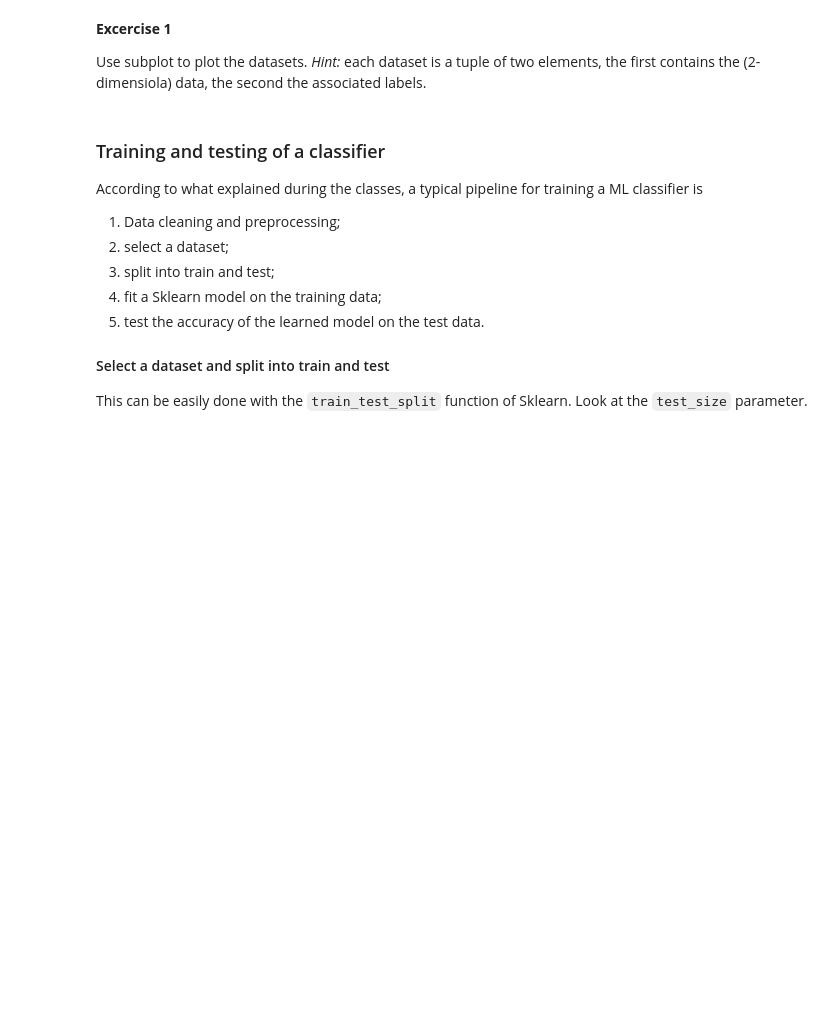
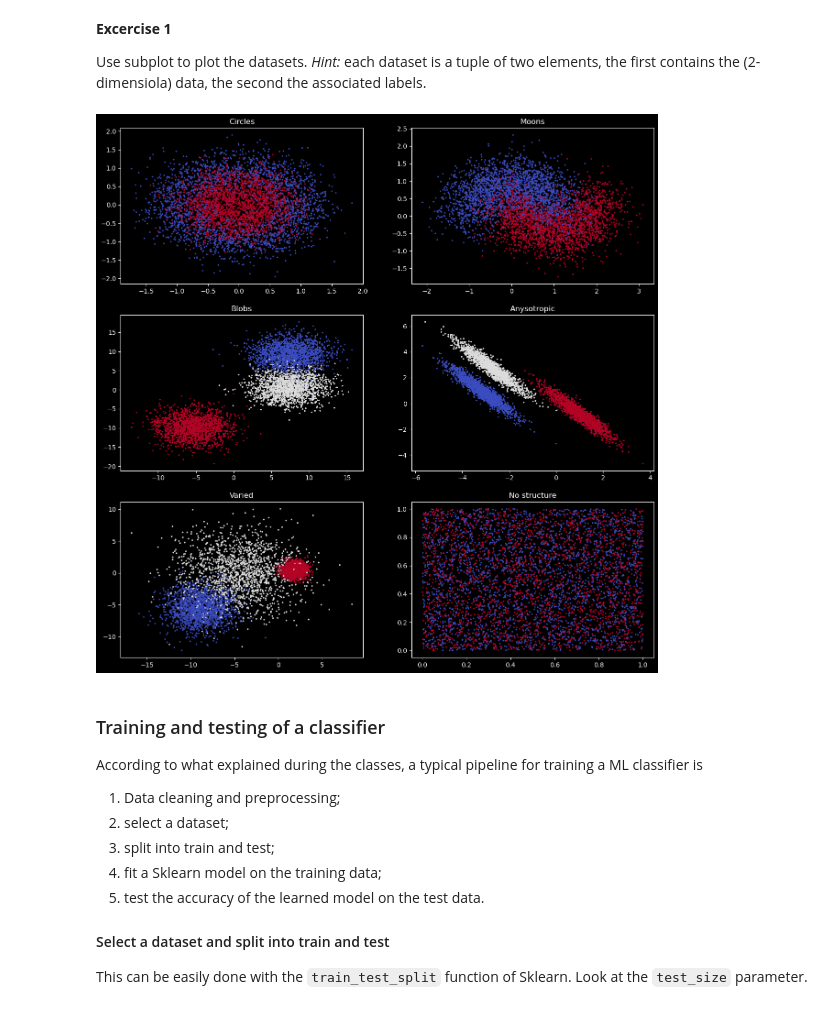
Before and after one commit to massmola/ml-in-practice, a Jupyter notebook: lab-3/Lab3.ipynb, the cells around one changed output. Saved outputs shown, nothing was run; the diff lists cells and outputs as text; code cells hidden in the pictures; blank space fills up the shorter version.

```diff
--- a/lab-3/Lab3.ipynb
+++ b/lab-3/Lab3.ipynb
@@ -157,7 +157,26 @@ dataset_titles = {0: "Circles", 1: "Moons", 2: "Blobs", 3: "Anysotropic", 4: "Va
 
 Use subplot to plot the datasets. *Hint:* each dataset is a tuple of two elements, the first contains the (2-dimensiola) data, the second the associated labels.
 # %%
-### Your code here
+# Create a figure with 3 rows and 2 columns of subplots, with a total size of 15x15 inches
+fig, axes = plt.subplots(3, 2, figsize=(15, 15))
+
+# Flatten the 2D array of axes into a 1D array for easier iteration
+axes = axes.ravel()
+
+# Iterate over each dataset and its corresponding title
+for i, (dataset, title) in enumerate(zip(dataset_list, dataset_titles.values())):
+    X, y = dataset  # Unpack the dataset into features (X) and labels (y)
+    ax = axes[i]  # Select the corresponding subplot axis
+    ax.scatter(X[:, 0], X[:, 1], c=y, cmap=plt.cm.coolwarm, s=2)  # Scatter plot of the dataset
+    ax.set_title(title)  # Set the title of the subplot
+
+# Adjust the layout to prevent overlapping of subplots
+# plt.tight_layout()
+
+# Display the plots
+plt.show()
+# %% [output]
+[figure, added]
 # %% [markdown]
 ### Training and testing of a classifier
 
```
Also changed, not shown: parts of 7 cells of this notebook, 2 other files.
